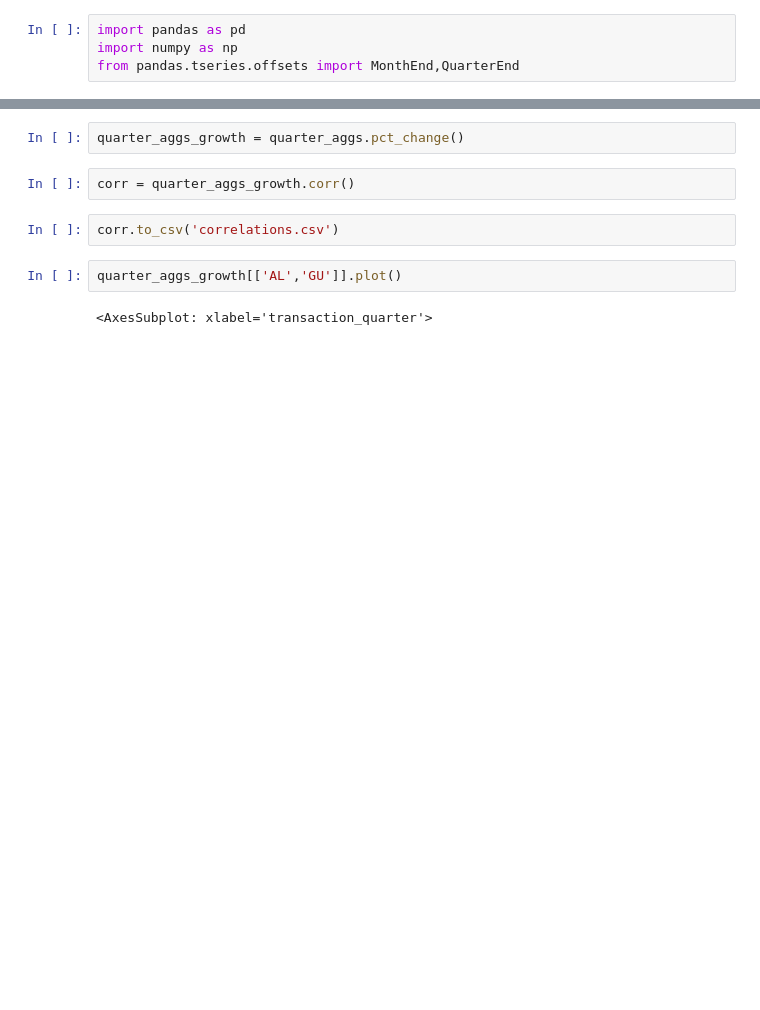
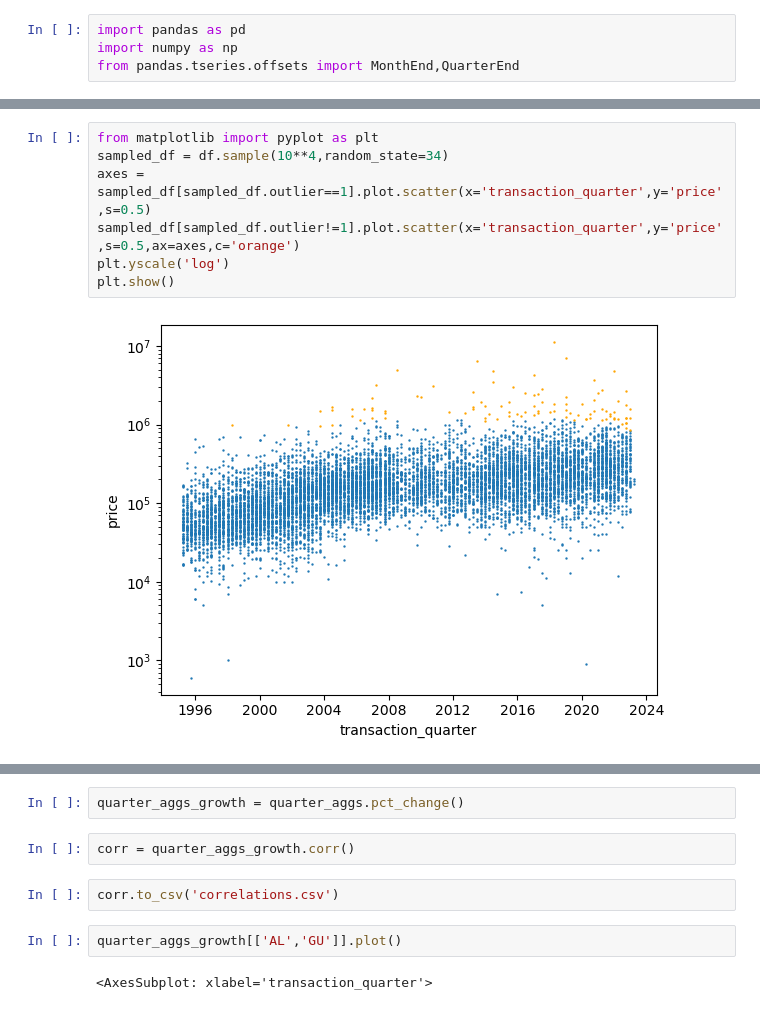
Before and after one commit to Cemlyn/UK-Housing-Market, a Jupyter notebook: Network.ipynb, the cells around one changed output, grey strips where cells are left out. Drawn from its saved outputs; the diff is of its cells as text; blank space fills up the shorter version.

```diff
--- a/Network.ipynb
+++ b/Network.ipynb
@@ -33,0 +51,9 @@ df.head()
+# %%
+from matplotlib import pyplot as plt
+sampled_df = df.sample(10**4,random_state=34)
+axes = sampled_df[sampled_df.outlier==1].plot.scatter(x='transaction_quarter',y='price',s=0.5)
+sampled_df[sampled_df.outlier!=1].plot.scatter(x='transaction_quarter',y='price',s=0.5,ax=axes,c='orange')
+plt.yscale('log')
+plt.show()
+# %% [output]
+[figure, added]
```
Also changed, not shown: parts of 13 cells of this notebook.
